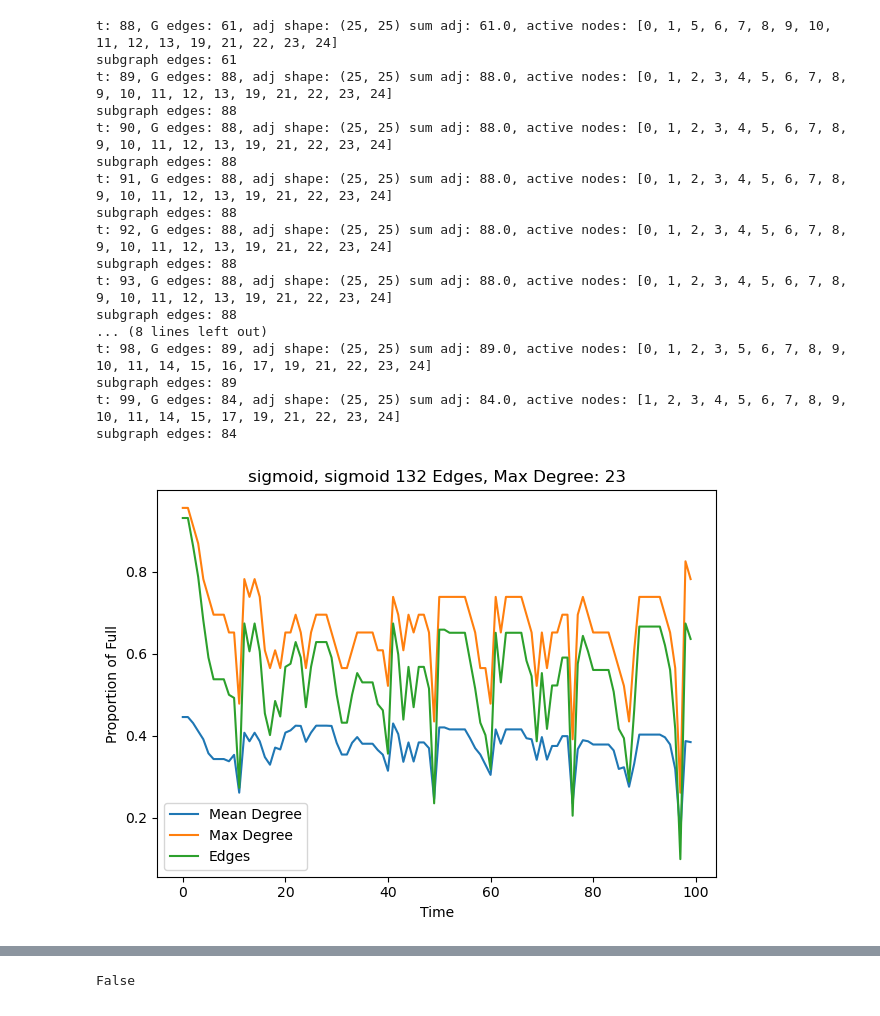
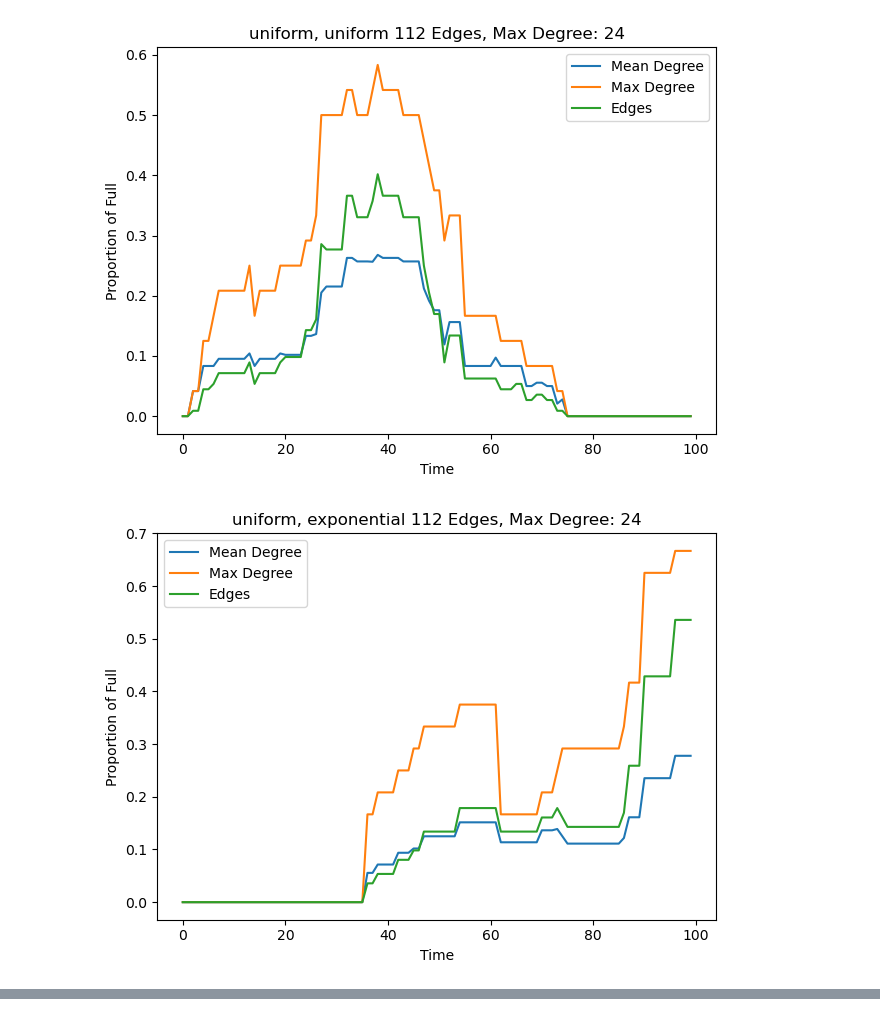
Before and after one commit to tlarock/temporal-ecology, a Jupyter notebook: notebooks/network_analysis.ipynb, the cells around one changed output, grey strips where cells are left out. Cells and saved outputs as stored; diff of their text form; code cells hidden in the pictures.

```diff
--- a/notebooks/network_analysis.ipynb
+++ b/notebooks/network_analysis.ipynb
@@ -14,8 +14,8 @@ arrival_type = "sigmoid"
 departure_type = "sigmoid"
 # %%
 filename = f"S-{S}_alpha-{alpha}_beta-{beta}_C-{C}_T-{T}_{arrival_type}_{departure_type}"
-for arrival_type in ["sigmoid"]:
-    for departure_type in ["sigmoid"]:
+for arrival_type in ["uniform", "exponential", "sigmoid"]:
+    for departure_type in ["uniform", "exponential", "sigmoid"]:
         plt.figure()
         filename = f"S-{S}_alpha-{alpha}_beta-{beta}_C-{C}_T-{T}_{arrival_type}_{departure_type}"
         species_mass = np.load(f"../results/{filename}_species_mass.npy")
@@ -38,6 +46,6 @@ for arrival_type in ["sigmoid"]:
 # %%
-for arrival_type in ["sigmoid"]:
-    for departure_type in ["sigmoid"]:
+for arrival_type in ["uniform", "exponential", "sigmoid"]:
+    for departure_type in ["uniform", "exponential", "sigmoid"]:
         plt.figure()
         # Read data for this simulation
         filename = f"S-{S}_alpha-{alpha}_beta-{beta}_C-{C}_T-{T}_{arrival_type}_{departure_type}"
@@ -58,51 +66,32 @@ for arrival_type in ["sigmoid"]:
         # Loop over all timesteps
         for t in range(adjacency_matrices.shape[0]):
             adj = adjacency_matrices[t]
             G = nx.from_numpy_array(adj, create_using=nx.DiGraph)
             active_nodes = []
             active_node_degrees = []
             for u in G:
                 if node_activities[t, u] > 0:
                     active_nodes.append(u)
                     active_node_degrees.append(G.degree(u))
 
             if len(active_node_degrees) > 0:
                 mean_degrees.append(np.mean(active_node_degrees) / maximum_degree)
                 max_degrees.append(np.max(active_node_degrees) / maximum_degree)
                 num_edges.append(G.number_of_edges() / total_edges)
             else:
                 mean_degrees.append(0.0)
                 max_degrees.append(0.0)
                 num_edges.append(0.0)
 
-            if t in list(range(88, 101)):
-                print(f"t: {t}, G edges: {G.number_of_edges()}, adj shape: {adj.shape} sum adj: {np.sum(adj)}, active nodes: {active_nodes}")
-                print(f"subgraph edges: {G_full.subgraph(active_nodes).number_of_edges()}")
         plt.title(arrival_type + ", " + departure_type + f" {total_edges} Edges, Max Degree: {maximum_degree}")
         plt.plot(list(range(len(mean_degrees))), mean_degrees, label="Mean Degree")
         plt.plot(list(range(len(max_degrees))), max_degrees, label="Max Degree")
         plt.plot(list(range(len(num_edges))), num_edges, label="Edges")
         plt.ylabel("Proportion of Full")
         plt.xlabel("Time")
         plt.legend()
         plt.tight_layout()
         plt.savefig(f"../results/plots/{filename}_degrees.png", dpi=150, facecolor=None)
 # %% [output]
-t: 88, G edges: 61, adj shape: (25, 25) sum adj: 61.0, active nodes: [0, 1, 5, 6, 7, 8, 9, 10, 11, 12, 13, 19, 21, 22, 23, 24]
-subgraph edges: 61
-t: 89, G edges: 88, adj shape: (25, 25) sum adj: 88.0, active nodes: [0, 1, 2, 3, 4, 5, 6, 7, 8, 9, 10, 11, 12, 13, 19, 21, 22, 23, 24]
-subgraph edges: 88
-t: 90, G edges: 88, adj shape: (25, 25) sum adj: 88.0, active nodes: [0, 1, 2, 3, 4, 5, 6, 7, 8, 9, 10, 11, 12, 13, 19, 21, 22, 23, 24]
-subgraph edges: 88
-t: 91, G edges: 88, adj shape: (25, 25) sum adj: 88.0, active nodes: [0, 1, 2, 3, 4, 5, 6, 7, 8, 9, 10, 11, 12, 13, 19, 21, 22, 23, 24]
-subgraph edges: 88
-t: 92, G edges: 88, adj shape: (25, 25) sum adj: 88.0, active nodes: [0, 1, 2, 3, 4, 5, 6, 7, 8, 9, 10, 11, 12, 13, 19, 21, 22, 23, 24]
-subgraph edges: 88
-t: 93, G edges: 88, adj shape: (25, 25) sum adj: 88.0, active nodes: [0, 1, 2, 3, 4, 5, 6, 7, 8, 9, 10, 11, 12, 13, 19, 21, 22, 23, 24]
-subgraph edges: 88
-... (8 lines left out)
-t: 98, G edges: 89, adj shape: (25, 25) sum adj: 89.0, active nodes: [0, 1, 2, 3, 5, 6, 7, 8, 9, 10, 11, 14, 15, 16, 17, 19, 21, 22, 23, 24]
-subgraph edges: 89
-t: 99, G edges: 84, adj shape: (25, 25) sum adj: 84.0, active nodes: [1, 2, 3, 4, 5, 6, 7, 8, 9, 10, 11, 14, 15, 17, 19, 21, 22, 23, 24]
-subgraph edges: 84
-[figure, old version]
+[figure, new version]
+[figure, added]
@@ -109,4 +104,0 @@ subgraph edges: 84
-# %%
-set(G.edges()).intersection(set(G_full.edges())) == G.number_of_edges()
-# %% [output]
-False
```
Also changed, not shown: parts of 2 cells of this notebook, 1 other file.
